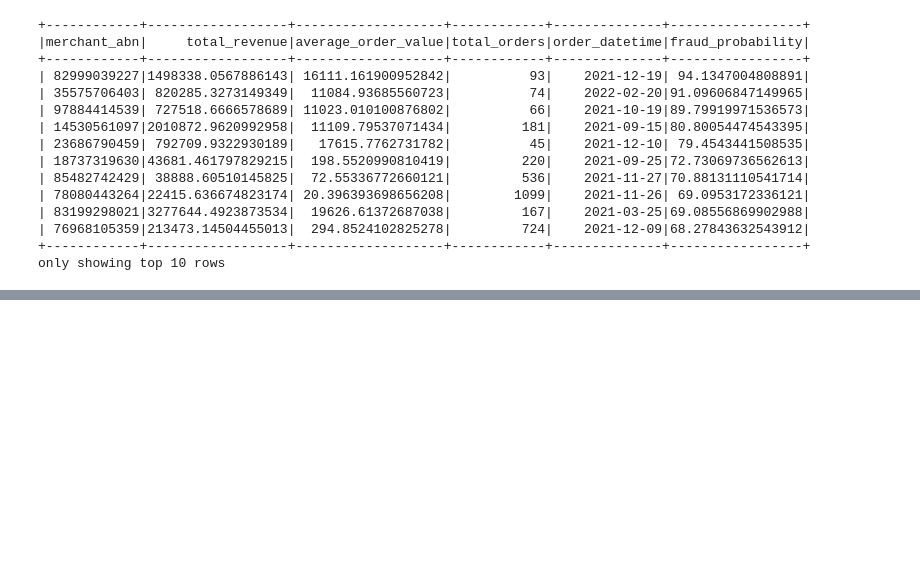
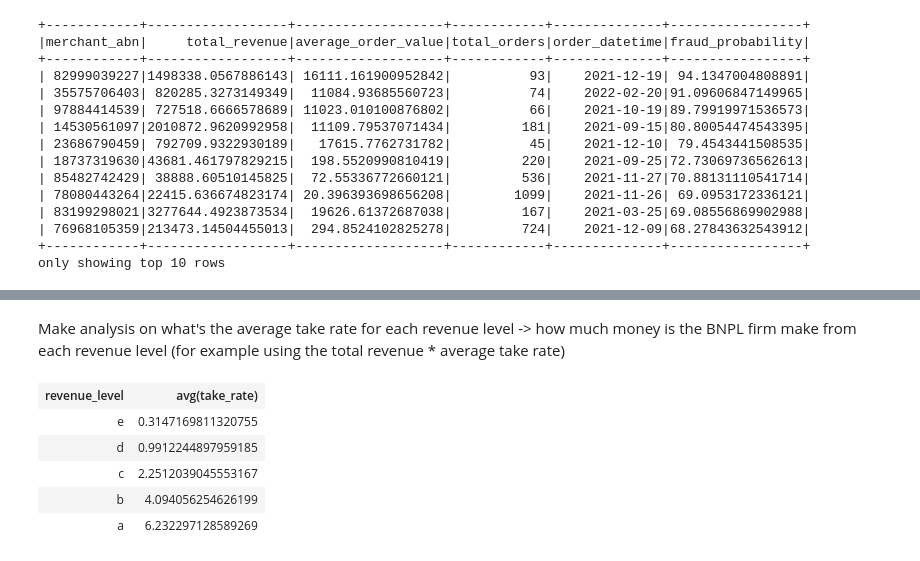
Before and after one commit to MAST30034-AppliedDataScience/project-2-group-buy-now-pay-later-industry-project-9, a Jupyter notebook: notebooks/ETL_pipeline.ipynb, the cells around one changed output, grey strips where cells are left out. Drawn from its saved outputs; the diff is of its cells as text; code cells hidden in the pictures; blank space fills up the shorter version.

```diff
--- a/notebooks/ETL_pipeline.ipynb
+++ b/notebooks/ETL_pipeline.ipynb
@@ -431,0 +431,11 @@ only showing top 10 rows
+# %% [markdown]
+Make analysis on what's the average take rate for each revenue level -> how much money is the BNPL firm make from each revenue level (for example using the total revenue * average take rate)
+# %%
+merchant_info.groupBy(F.col("revenue_level")).agg(F.avg(F.col("take_rate"))) # average commission rate of each revenue level
+# %% [output]
+| revenue_level | avg(take_rate) |
+| e | 0.3147169811320755 |
+| d | 0.9912244897959185 |
+| c | 2.2512039045553167 |
+| b | 4.094056254626199 |
+| a | 6.232297128589269 |
```
Also changed, not shown: parts of 3 cells of this notebook.
